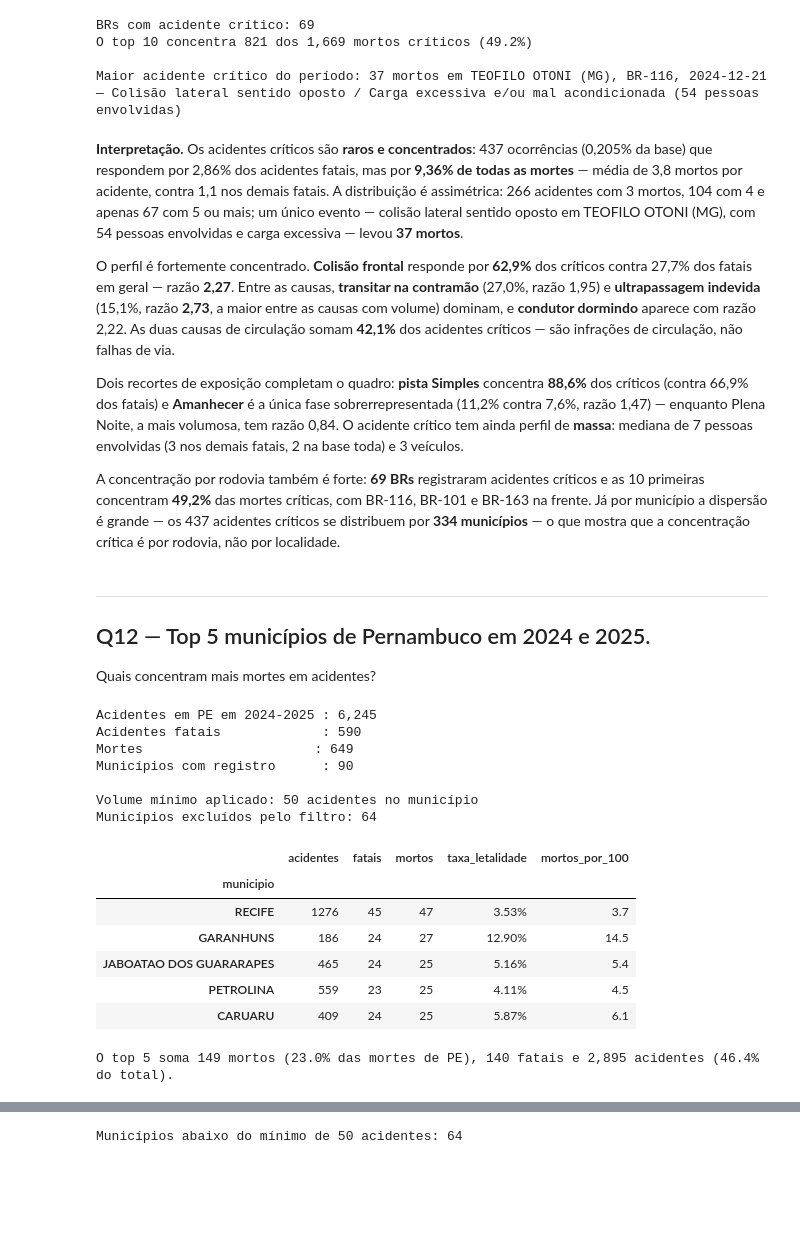
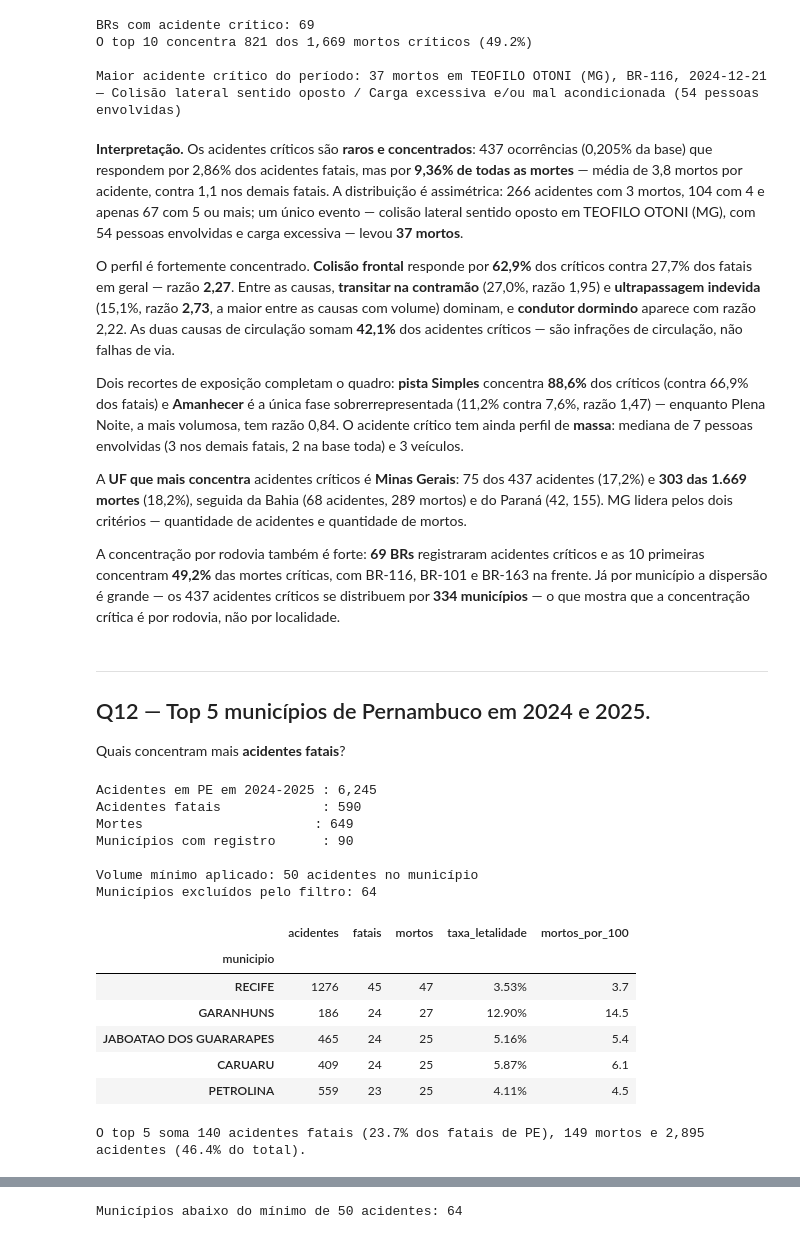
Before and after one commit to Matheus-Trajano/PRF-pandas-e-Plotly---2023-2025, a Jupyter notebook: notebooks/08_parte5_nivel4.ipynb, the cells around one changed output, grey strips where cells are left out. Cells and saved outputs as stored; diff of their text form; code cells hidden in the pictures; blank space fills up the shorter version.

```diff
--- a/notebooks/08_parte5_nivel4.ipynb
+++ b/notebooks/08_parte5_nivel4.ipynb
@@ -299,6 +330,11 @@ dos críticos (contra 66,9% dos fatais) e **Amanhecer** é a única fase sobrerr
 0,84. O acidente crítico tem ainda perfil de **massa**: mediana de 7 pessoas envolvidas
 (3 nos demais fatais, 2 na base toda) e 3 veículos.
 
+A **UF que mais concentra** acidentes críticos é **Minas Gerais**: 75 dos 437 acidentes
+(17,2%) e **303 das 1.669 mortes** (18,2%), seguida da Bahia (68 acidentes, 289 mortos)
+e do Paraná (42, 155). MG lidera pelos dois critérios — quantidade de acidentes e
+quantidade de mortos.
+
 A concentração por rodovia também é forte: **69 BRs** registraram acidentes críticos e
 as 10 primeiras concentram **49,2%** das mortes críticas, com BR-116, BR-101 e BR-163
 na frente. Já por município a dispersão é grande — os 437 acidentes críticos se
@@ -307,7 +343,7 @@ rodovia, não por localidade.
 # %% [markdown]
 ---
 ## Q12 — Top 5 municípios de Pernambuco em 2024 e 2025.
-Quais concentram mais mortes em acidentes?
+Quais concentram mais **acidentes fatais**?
 # %%
 pe = df[(df["uf"] == "PE") & (df["ano_acidente"].isin([2024, 2025]))].copy()
 
@@ -320,40 +356,43 @@ q12["taxa_letalidade"] = q12["fatais"] / q12["acidentes"]
 q12["mortos_por_100"] = q12["mortos"] / q12["acidentes"] * 100
 
 MINIMO = 50
-q12_rank = q12[q12["acidentes"] >= MINIMO].sort_values("mortos", ascending=False)
+# critério do enunciado: número de acidentes fatais. Desempate por mortos e
+# depois por volume, para a ordem ser determinística.
+q12_rank = q12[q12["acidentes"] >= MINIMO].sort_values(
+    ["fatais", "mortos", "acidentes"], ascending=False)
 top5 = q12_rank.head(5)
 
 print(f"Acidentes em PE em 2024-2025 : {len(pe):,}")
 print(f"Acidentes fatais             : {int(pe['acidente_fatal'].sum()):,}")
 print(f"Mortes                      : {int(pe['mortos'].sum()):,}")
 print(f"Municípios com registro      : {pe['municipio'].nunique()}")
 print()
 print(f"Volume mínimo aplicado: {MINIMO} acidentes no município")
 print(f"Municípios excluídos pelo filtro: {len(q12) - len(q12_rank)}")
 
 display(fmt(top5).assign(mortos_por_100=top5["mortos_por_100"].round(1)))
 
-print(f"O top 5 soma {int(top5['mortos'].sum()):,} mortos "
-      f"({top5['mortos'].sum() / pe['mortos'].sum():.1%} das mortes de PE), "
-      f"{int(top5['fatais'].sum()):,} fatais e {int(top5['acidentes'].sum()):,} acidentes "
+print(f"O top 5 soma {int(top5['fatais'].sum()):,} acidentes fatais "
+      f"({top5['fatais'].sum() / pe['acidente_fatal'].sum():.1%} dos fatais de PE), "
+      f"{int(top5['mortos'].sum()):,} mortos e {int(top5['acidentes'].sum()):,} acidentes "
       f"({top5['acidentes'].sum() / len(pe):.1%} do total).")
 
 assert len(top5) == 5
 assert (top5["acidentes"] >= MINIMO).all()
 # %% [output]
 Acidentes em PE em 2024-2025 : 6,245
 Acidentes fatais             : 590
 Mortes                      : 649
 Municípios com registro      : 90
 
 Volume mínimo aplicado: 50 acidentes no município
 Municípios excluídos pelo filtro: 64
 |  | acidentes | fatais | mortos | taxa_letalidade | mortos_por_100 |
 | municipio |  |  |  |  |  |
 | RECIFE | 1276 | 45 | 47 | 3.53% | 3.7 |
 | GARANHUNS | 186 | 24 | 27 | 12.90% | 14.5 |
 | JABOATAO DOS GUARARAPES | 465 | 24 | 25 | 5.16% | 5.4 |
+| CARUARU | 409 | 24 | 25 | 5.87% | 6.1 |
 | PETROLINA | 559 | 23 | 25 | 4.11% | 4.5 |
-| CARUARU | 409 | 24 | 25 | 5.87% | 6.1 |
-O top 5 soma 149 mortos (23.0% das mortes de PE), 140 fatais e 2,895 acidentes (46.4% do total).
+O top 5 soma 140 acidentes fatais (23.7% dos fatais de PE), 149 mortos e 2,895 acidentes (46.4% do total).
 # %%
```
Also changed, not shown: parts of 5 cells of this notebook, 11 other files.
